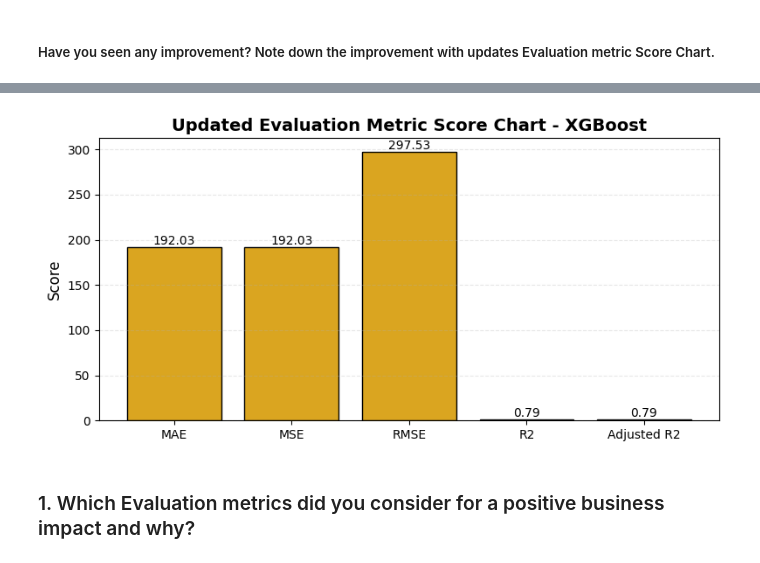
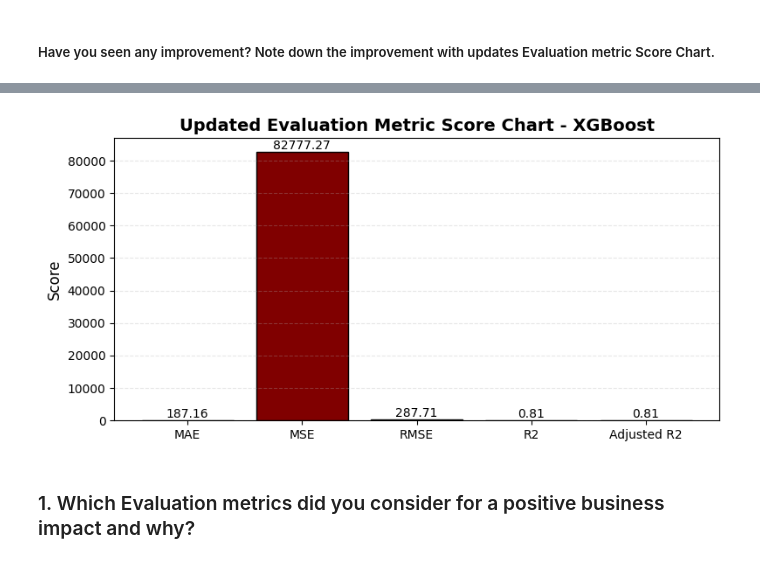
Before and after one commit to Srishti6125/NYC-Taxi, a Jupyter notebook: NYC_Taxi.ipynb, the cells around one changed output, grey strips where cells are left out. Cells and saved outputs as stored; diff of their text form; code cells hidden in the pictures.

```diff
--- a/NYC_Taxi.ipynb
+++ b/NYC_Taxi.ipynb
@@ -1756,10 +1758,10 @@ Adjusted R2 :  0.6154391618193689
 # %% [markdown]
 #### 1. Explain the ML Model used and it's performance using Evaluation metric Score Chart.
 # %%
-# Visualizing evaluation Metric Score chart - Lasso
+# Visualizing evaluation Metric Score chart -  Lasso
 
 # Your scores
-metrics = { 'MAE': 278.5658721334534, 'MSE': 163932.15854911756, 'RMSE': 404.8853647010689, 'R2': 0.6154528211065052, 'Adjusted R2': 0.6154391618193689 }
+metrics = { 'MAE':  275.399412878199, 'MSE': 160006.4473401038, 'RMSE': 400.00805909394353, 'R2':0.624661637631205, 'Adjusted R2': 0.6246296387938581  }
 
 # Plotting
 plt.figure(figsize=(8, 4))
@@ -1827,8 +1829,8 @@ GridSearchCV made the Lasso model perform ever so slightly better, especially in
 # %%
-# Visualizing updated evaluation Metric Score chart - Lasso
+# Visualizing updated evaluation Metric Score chart -  Lasso
 
 # Your scores
-metrics = { 'MAE': 278.38232639759696, 'MSE': 163905.1777197765, 'RMSE': 404.8520442331698, 'R2': 0.6155161119330225, 'Adjusted R2': 0.6155024548940045  }
+metrics = { 'MAE': 275.29127064225065, 'MSE':  159955.7223463, 'RMSE': 399.9446491032228, 'R2':0.624780626812091, 'Adjusted R2': 0.6247486381189656 }
 
 # Plotting
 plt.figure(figsize=(8, 4))
@@ -1872,7 +1874,7 @@ Adjusted R2 :  0.6155024548940046
 # Visualizing evaluation Metric Score chart - Linear Regression
 
 # Your scores
-metrics = { 'MAE':278.38232639759684, 'MSE': 163905.17771977643, 'RMSE':404.85204423316975, 'R2':0.6155161119330226, 'Adjusted R2':0.6155024548940046  }
+metrics = { 'MAE':275.29126281991483, 'MSE': 159955.72002668906, 'RMSE':399.9446462033078, 'R2':0.6247806322533653, 'Adjusted R2':0.6247486435607038 }
 
 # Plotting
 plt.figure(figsize=(8, 4))
@@ -1955,7 +1957,7 @@ Adjusted R2 :  0.7919927862759208
 # Visualizing evaluation Metric Score chart - XGBoost
 
 # Your scores
-metrics = { 'MAE':192.36244201660156, 'MSE': 88670.1484375, 'RMSE':297.77533215076767, 'R2':0.7920001745223999, 'Adjusted R2':0.7919927862759208  }
+metrics = { 'MAE':187.15191650390625, 'MSE': 82811.84375, 'RMSE':287.7704706011373, 'R2':0.8057424426078796, 'Adjusted R2':0.8057258815083344   }
 
 # Plotting
 plt.figure(figsize=(8, 4))
@@ -2024,25 +2025,25 @@ Even a tiny drop in MAE/MSE/RMSE matters, especially when scaled across thousand
 # %%
 # Visualizing updated evaluation Metric Score chart - XGBoost
 
 # Your scores
-metrics = { 'MAE': 192.03335571289062, 'MSE': 192.03335571289062, 'RMSE': 297.53370344802954, 'R2': 0.7923376560211182, 'Adjusted R2':0.7923302797621322  }
+metrics = { 'MAE': 187.1647186279297, 'MSE': 82777.265625, 'RMSE':287.71038497940947, 'R2': 0.805823564529419, 'Adjusted R2':0.8058070103457858  }
 
 # Plotting
 plt.figure(figsize=(8, 4))
 bars = plt.bar(metrics.keys(), metrics.values(), color='maroon', edgecolor='black')
 
 # Annotate values on top
 for bar in bars:
     yval = bar.get_height()
     plt.text(bar.get_x() + bar.get_width()/2, yval + 0.01, f'{yval:.2f}', ha='center', va='bottom', fontsize=10)
 
 plt.title('Updated Evaluation Metric Score Chart - XGBoost', fontsize=14, weight='bold')
 plt.ylabel('Score', fontsize=12)
 plt.grid(axis='y', linestyle='--', alpha=0.3)
 plt.tight_layout()
 plt.show()
 # %% [output]
-[figure, old version]
+[figure, new version]
 # %% [markdown]
 ### 1. Which Evaluation metrics did you consider for a positive business impact and why?
 # %% [markdown]
```
Also changed, not shown: parts of 36 cells of this notebook.
